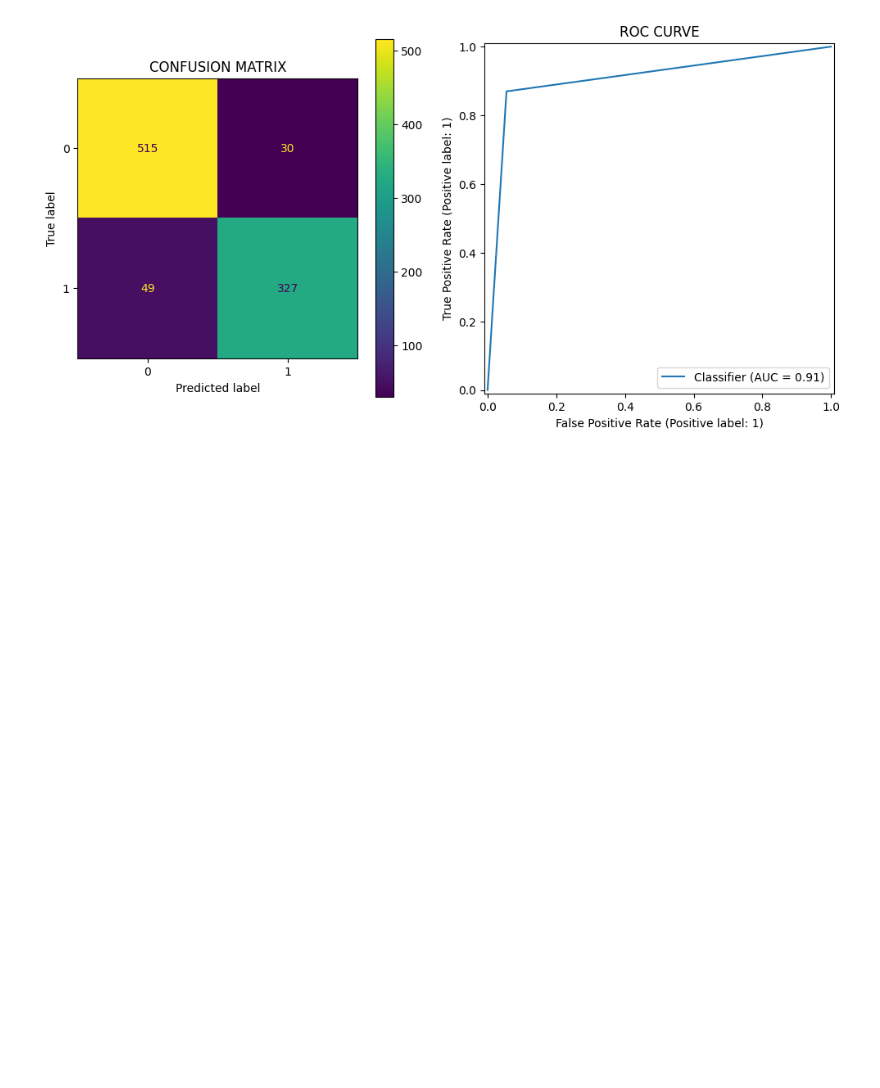
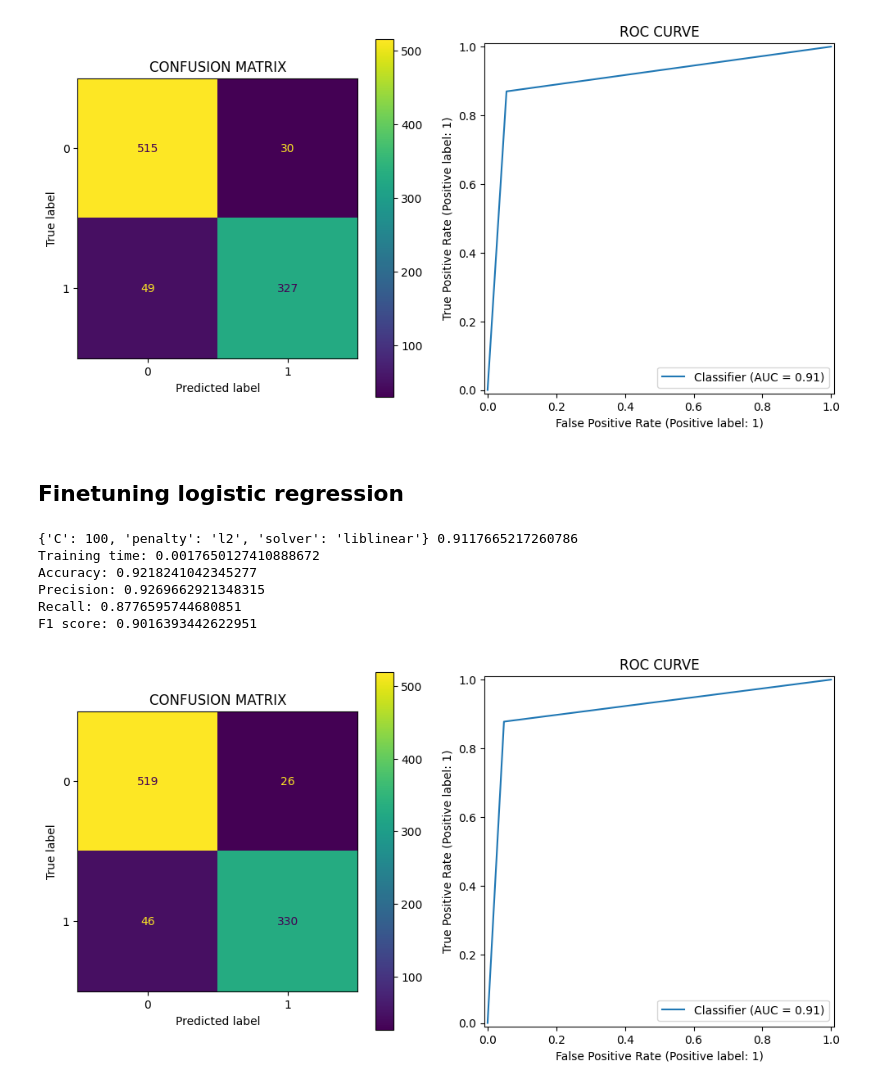
Before and after one commit to KarthikPreVin/MACHINE-LEARNING-LAB, a Jupyter notebook: ASSIGNMENT 4/ASSIGNMENT 4.ipynb, the cells around one changed output. Drawn from its saved outputs; the diff is of its cells as text; code cells hidden in the pictures; blank space fills up the shorter version.

```diff
--- a/ASSIGNMENT 4/ASSIGNMENT 4.ipynb
+++ b/ASSIGNMENT 4/ASSIGNMENT 4.ipynb
@@ -136,3 +136,33 @@ Precision: 0.9159663865546218
 Recall: 0.8696808510638298
 F1 score: 0.8922237380627558
 [figure]
+# %% [markdown]
+## Finetuning logistic regression
+# %%
+params = {
+    "penalty": ["l1","l2"],
+    "C": [0.01,0.1,1,10,100],
+    "solver": ["liblinear","saga"]
+}
+
+kf = KFold(5, shuffle=True, random_state=2)
+
+searcher = GridSearchCV(
+    estimator=LogisticRegression(),
+    param_grid=params,
+    scoring="f1",
+    cv = kf,
+    n_jobs=-1
+)
+
+searcher.fit(X,y)
+
+print(searcher.best_params_, searcher.best_score_)
+# %% [output]
+{'C': 100, 'penalty': 'l2', 'solver': 'liblinear'} 0.9117665217260786
+Training time: 0.0017650127410888672
+Accuracy: 0.9218241042345277
+Precision: 0.9269662921348315
+Recall: 0.8776595744680851
+F1 score: 0.9016393442622951
+[figure, added]
```
